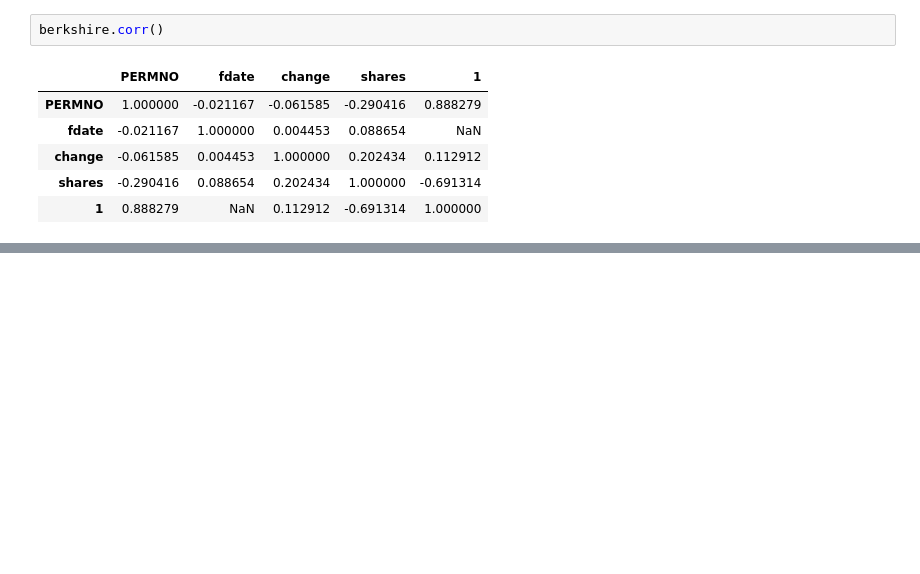
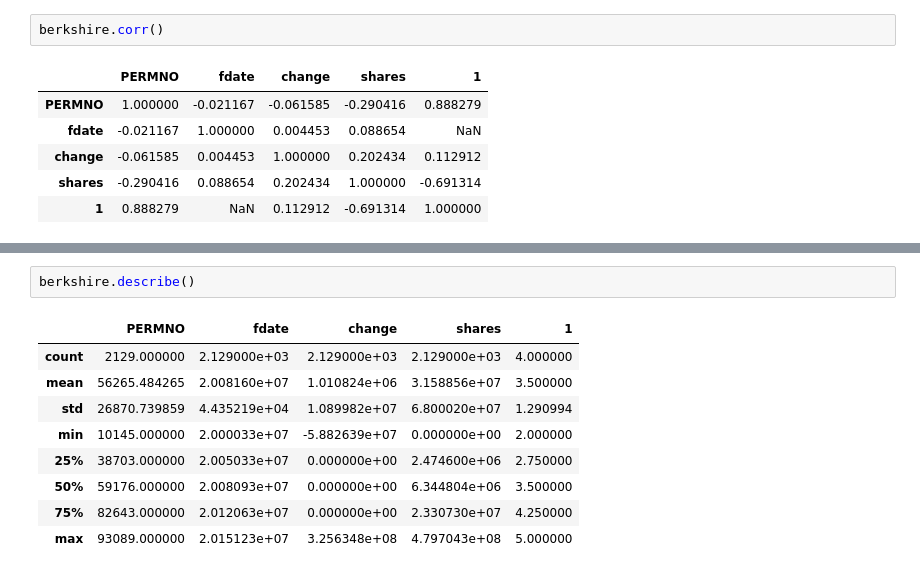
Before and after one commit to altice/PythonNotebooks, a Jupyter notebook: Berkshire_Test.ipynb, the cells around one changed output, grey strips where cells are left out. Cells and saved outputs as stored; diff of their text form; blank space fills up the shorter version.

```diff
--- a/Berkshire_Test.ipynb
+++ b/Berkshire_Test.ipynb
@@ -145,0 +153,12 @@ sns.heatmap(scores[['QTR1_MOV','QTR2_MOV','QTR3_MOV','HALFTIME_MOV','HALFTIME_FG
+# %%
+berkshire.describe()
+# %% [output]
+|  | PERMNO | fdate | change | shares | 1 |
+| count | 2129.000000 | 2.129000e+03 | 2.129000e+03 | 2.129000e+03 | 4.000000 |
+| mean | 56265.484265 | 2.008160e+07 | 1.010824e+06 | 3.158856e+07 | 3.500000 |
+| std | 26870.739859 | 4.435219e+04 | 1.089982e+07 | 6.800020e+07 | 1.290994 |
+| min | 10145.000000 | 2.000033e+07 | -5.882639e+07 | 0.000000e+00 | 2.000000 |
+| 25% | 38703.000000 | 2.005033e+07 | 0.000000e+00 | 2.474600e+06 | 2.750000 |
+| 50% | 59176.000000 | 2.008093e+07 | 0.000000e+00 | 6.344804e+06 | 3.500000 |
+| 75% | 82643.000000 | 2.012063e+07 | 0.000000e+00 | 2.330730e+07 | 4.250000 |
+| max | 93089.000000 | 2.015123e+07 | 3.256348e+08 | 4.797043e+08 | 5.000000 |
```
Also changed, not shown: parts of 2 cells of this notebook.
